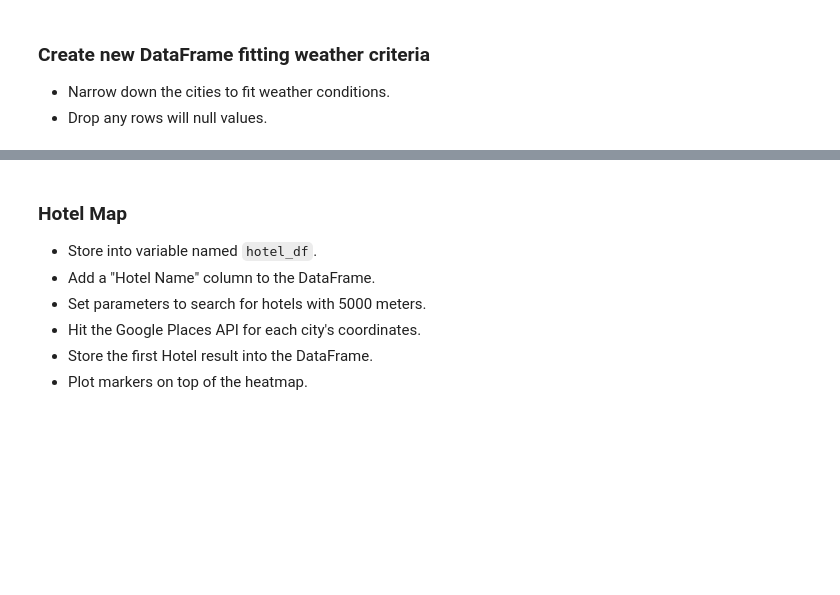
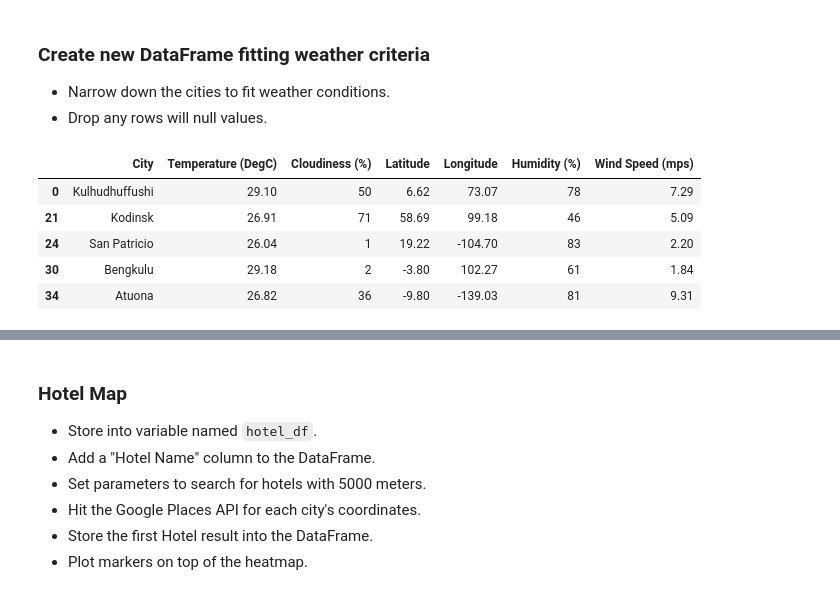
Before and after one commit to IrinaUX/python-api-challenge-2, a Jupyter notebook: VacationPy/VacationPy.ipynb, the cells around one changed output, grey strips where cells are left out. Cells and saved outputs as stored; diff of their text form; code cells hidden in the pictures; blank space fills up the shorter version.

```diff
--- a/VacationPy/VacationPy.ipynb
+++ b/VacationPy/VacationPy.ipynb
@@ -72,5 +73,12 @@ fig
 * Drop any rows will null values.
 # %%
 warm_df = weather_df[weather_df['Temperature (DegC)'] > 25]
-warm_and_noCloud_df = warm_df.loc[(warm_df['Cloudiness (%)'] <= 50)]
-eur_df = warm_and_noCloud_df.loc[warm_and_noCloud_df['Longitude'] < 40]
+warm_and_noCloud_df = warm_df.loc[(warm_df['Cloudiness (%)'] <= 80)]
+warm_and_noCloud_df.head()
+# %% [output]
+|  | City | Temperature (DegC) | Cloudiness (%) | Latitude | Longitude | Humidity (%) | Wind Speed (mps) |
+| 0 | Kulhudhuffushi | 29.10 | 50 | 6.62 | 73.07 | 78 | 7.29 |
+| 21 | Kodinsk | 26.91 | 71 | 58.69 | 99.18 | 46 | 5.09 |
+| 24 | San Patricio | 26.04 | 1 | 19.22 | -104.70 | 83 | 2.20 |
+| 30 | Bengkulu | 29.18 | 2 | -3.80 | 102.27 | 61 | 1.84 |
+| 34 | Atuona | 26.82 | 36 | -9.80 | -139.03 | 81 | 9.31 |
```
Also changed, not shown: parts of 9 cells of this notebook, 1 other file.
